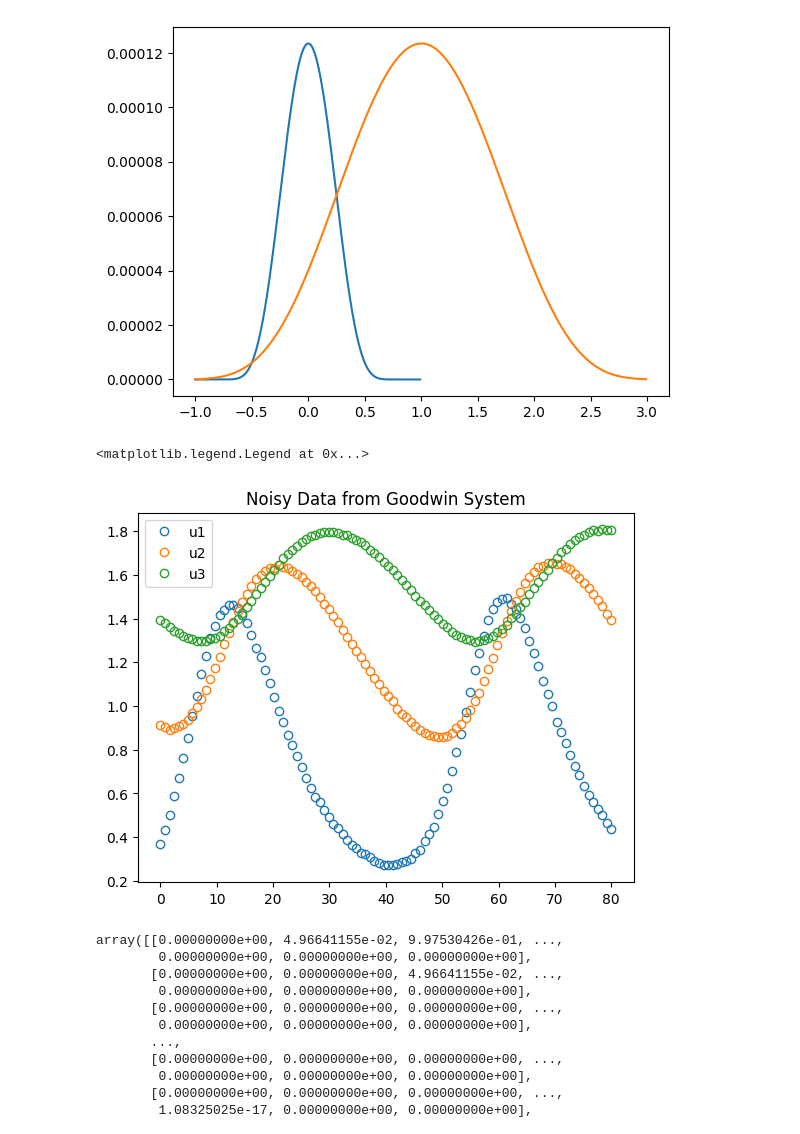
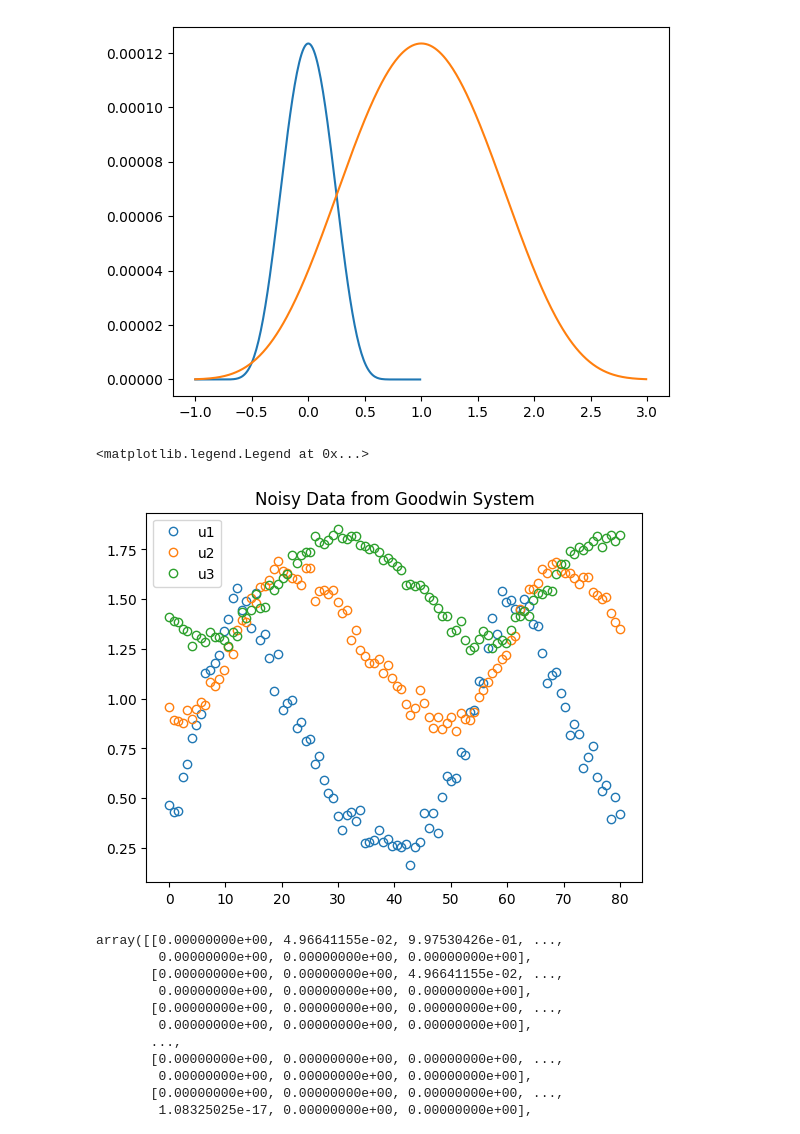
Before and after one commit to jackkrebsbach/wendy.R, a Jupyter notebook: exploration/test_functions.ipynb, the cells around one changed output. Drawn from its saved outputs; the diff is of its cells as text; code cells hidden in the pictures.

```diff
--- a/exploration/test_functions.ipynb
+++ b/exploration/test_functions.ipynb
@@ -46,35 +46,35 @@ def getSystemInfo(npoints=100, t_span=[0, 80], noise_ratio=0.1):
     sol = solve_ivp(
         goodwin_3d,
         t_span,
         u0,
         args=(p_star,),
         dense_output=True,
         rtol=1e-8,
         atol=1e-10,
         t_eval=t_eval,
     )
 
     tt = sol.t
     u_star = sol.y.T
 
     noise = np.random.randn(npoints, 3) * (noise_ratio * np.std(u_star, axis=0))
     u_noisy = u_star + noise
 
     return u_noisy, tt
 
-[U, t] = getSystemInfo(noise_ratio=0.01)
+[U, t] = getSystemInfo(noise_ratio=0.15)
 u1, u2, u3 = U[:, 0], U[:, 1], U[:,2]
 
 plt.clf()
 plt.title("Noisy Data from Goodwin System")
 plt.plot(t, u1, marker="o", linestyle="None", markerfacecolor="none", label="u1")
 plt.plot(t, u2, marker="o", linestyle="None", markerfacecolor="none", label="u2")
 plt.plot(t, u3, marker="o", linestyle="None", markerfacecolor="none", label="u3")
 
 plt.legend()
 # %% [output]
 <matplotlib.legend.Legend at 0x...>
-[figure, old version]
+[figure, new version]
 # %%
 def sanitize_radius_params(U, tt, radius_min_time=0.01, radius_max_time=5, radius_params=np.linspace(1, 12, 12)):
     len_tt = len(tt)  # length of time array
```
Also changed, not shown: parts of 2 cells of this notebook.
